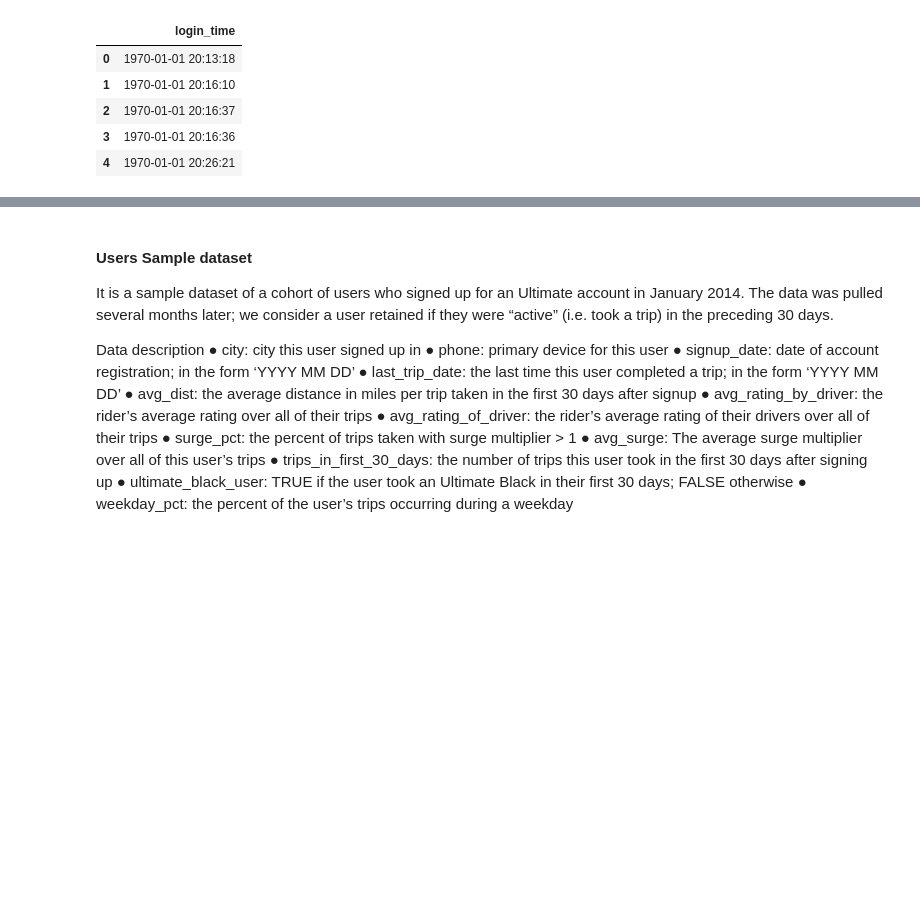
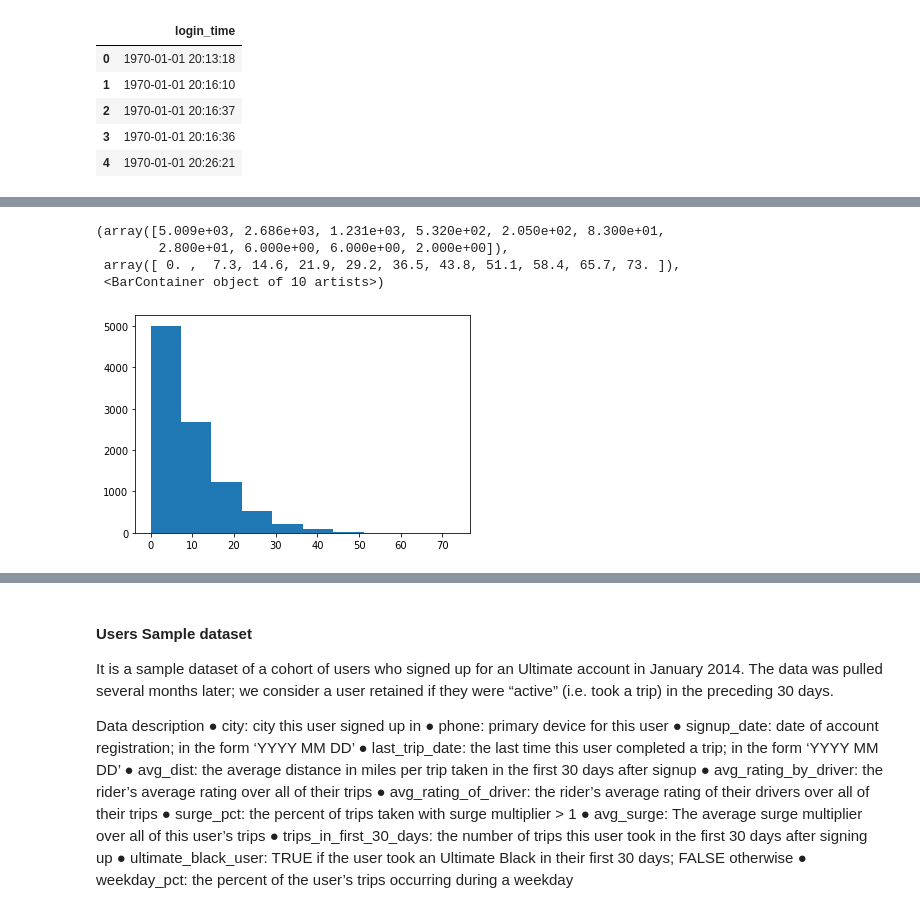
Before and after one commit to rhodapang/ultimate_challenge, a Jupyter notebook: Untitled.ipynb, the cells around one changed output, grey strips where cells are left out. Drawn from its saved outputs; the diff is of its cells as text; code cells hidden in the pictures; blank space fills up the shorter version.

```diff
--- a/Untitled.ipynb
+++ b/Untitled.ipynb
@@ -26,0 +134,9 @@ df_login.head()
+# %%
+#  Aggregate these login counts based on 15minute time intervals
+plt.hist(df_login.resample('15T',on='login_time').denote.sum())
+# %% [output]
+(array([5.009e+03, 2.686e+03, 1.231e+03, 5.320e+02, 2.050e+02, 8.300e+01,
+        2.800e+01, 6.000e+00, 6.000e+00, 2.000e+00]),
+ array([ 0. ,  7.3, 14.6, 21.9, 29.2, 36.5, 43.8, 51.1, 58.4, 65.7, 73. ]),
+ <BarContainer object of 10 artists>)
+[figure, added]
```
Also changed, not shown: parts of 12 cells of this notebook.
